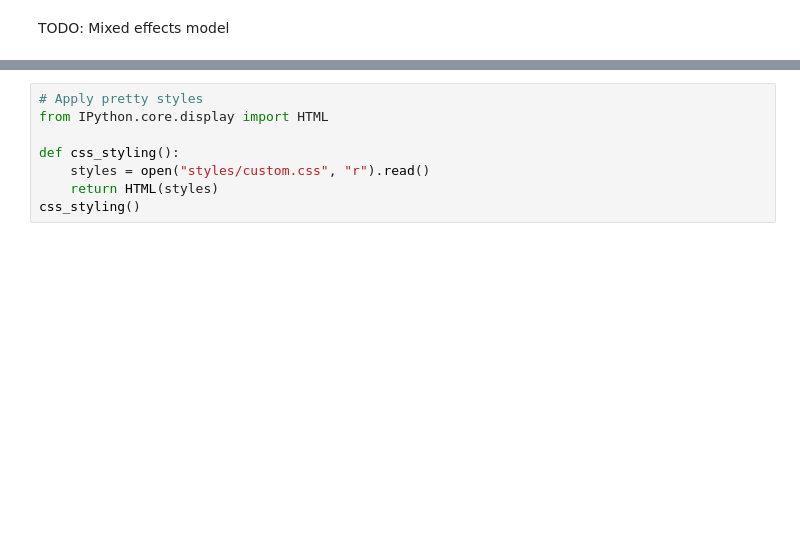
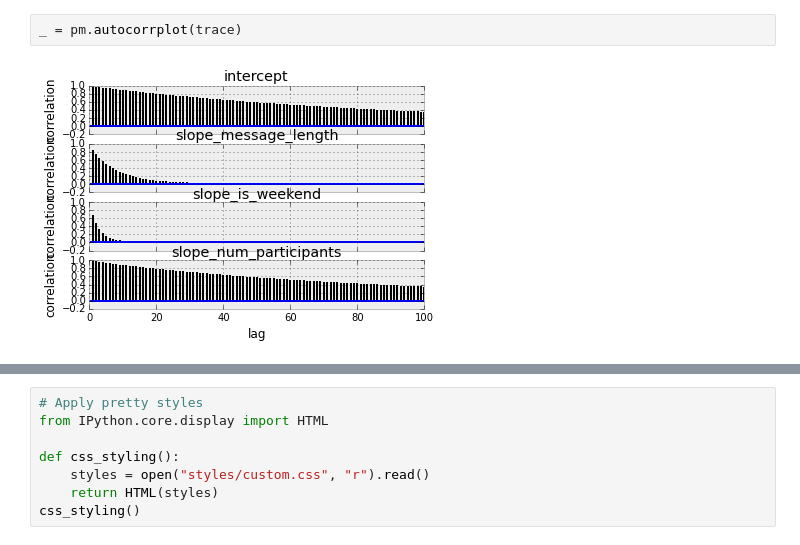
Before and after one commit to markdregan/Bayesian-Modelling-in-Python, a Jupyter notebook: Section 4. Bayesian regression.ipynb, the cells around one changed output, grey strips where cells are left out. Cells and saved outputs as stored; diff of their text form; blank space fills up the shorter version.

```diff
--- a/Section 4. Bayesian regression.ipynb
+++ b/Section 4. Bayesian regression.ipynb
@@ -50,2 +52,4 @@ _ = pm.traceplot(trace)
-# %% [markdown]
-TODO: Mixed effects model
+# %%
+_ = pm.autocorrplot(trace)
+# %% [output]
+[figure, added]
```
Also changed, not shown: parts of 12 cells of this notebook, 3 other files.
